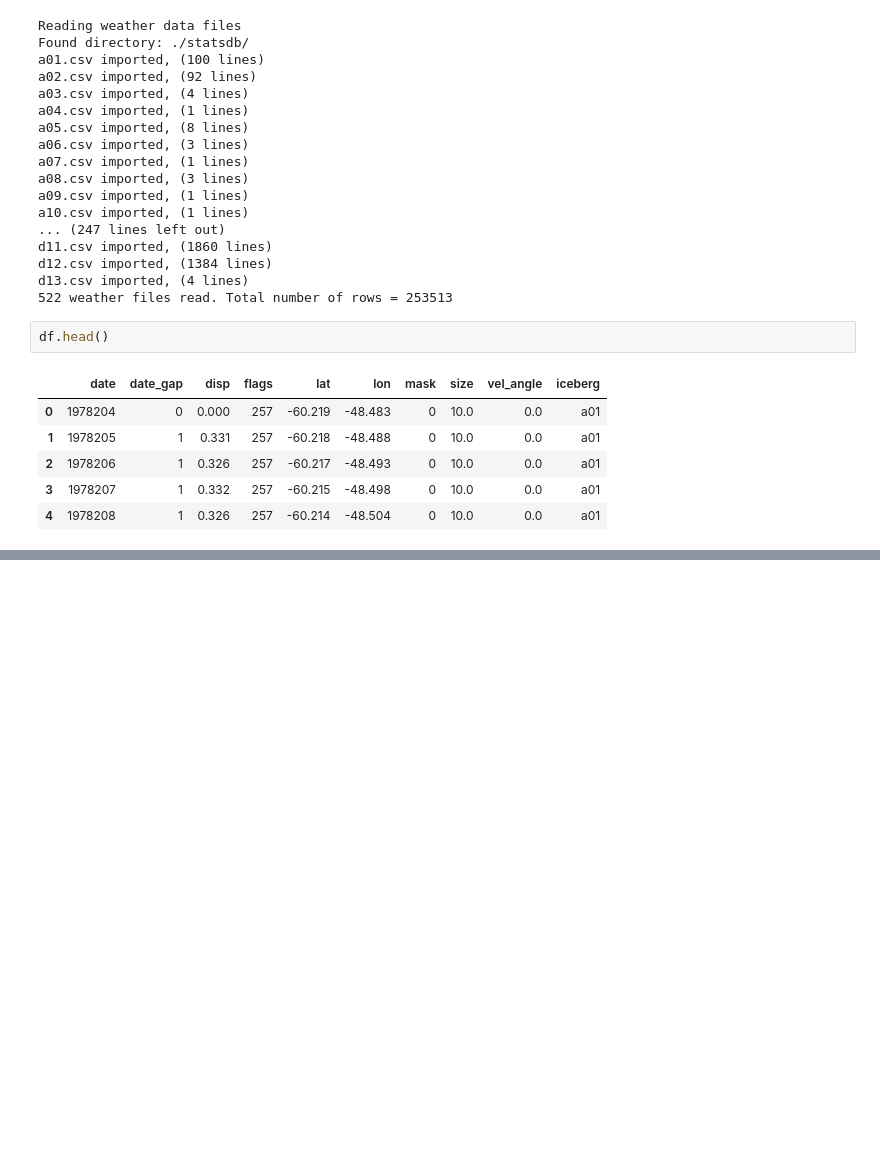
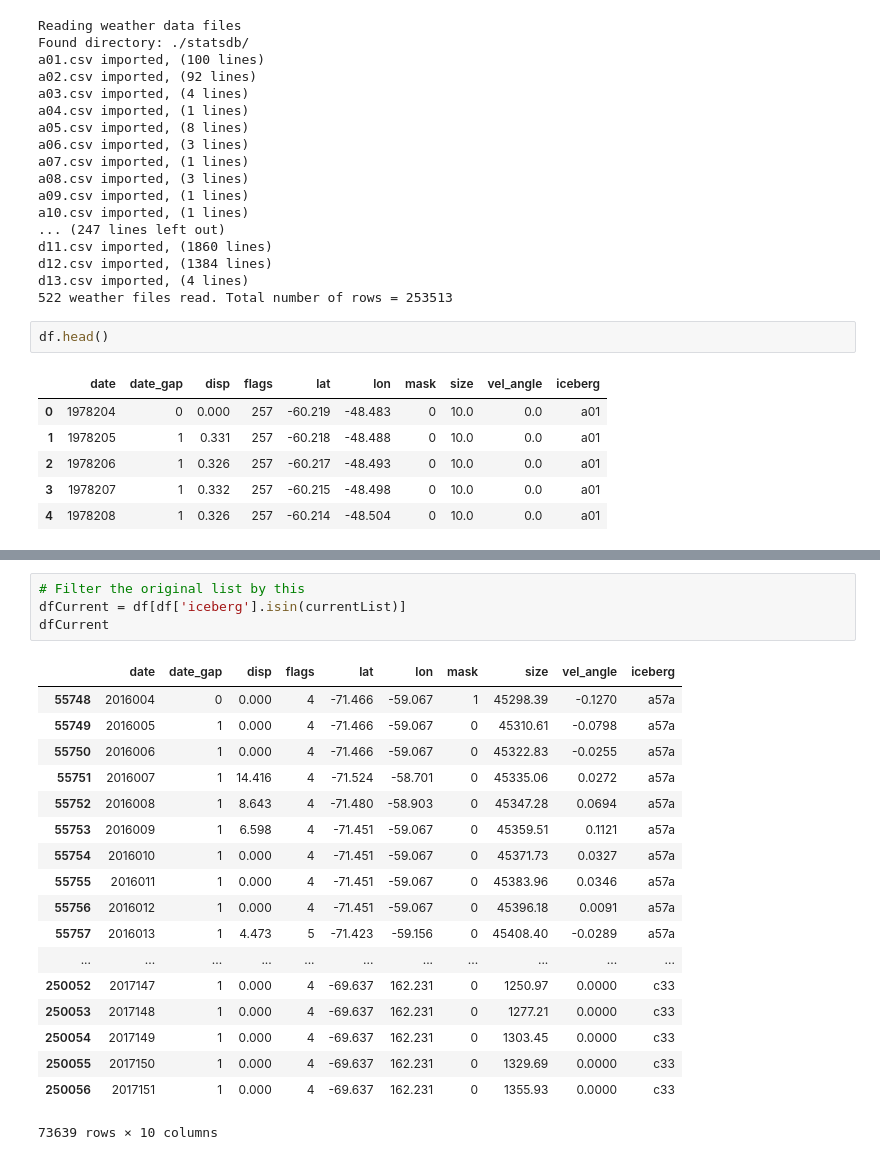
Before and after one commit to codeybear/Icebergs, a Jupyter notebook: Iceberg Tracks.ipynb, the cells around one changed output, grey strips where cells are left out. Saved outputs shown, nothing was run; the diff lists cells and outputs as text; blank space fills up the shorter version.

```diff
--- a/Iceberg Tracks.ipynb
+++ b/Iceberg Tracks.ipynb
@@ -80,0 +93,23 @@ Clipping input data to the valid range for imshow with RGB data ([0..1] for floa
+# %%
+# Filter the original list by this
+dfCurrent = df[df['iceberg'].isin(currentList)]
+dfCurrent
+# %% [output]
+|  | date | date_gap | disp | flags | lat | lon | mask | size | vel_angle | iceberg |
+| 55748 | 2016004 | 0 | 0.000 | 4 | -71.466 | -59.067 | 1 | 45298.39 | -0.1270 | a57a |
+| 55749 | 2016005 | 1 | 0.000 | 4 | -71.466 | -59.067 | 0 | 45310.61 | -0.0798 | a57a |
+| 55750 | 2016006 | 1 | 0.000 | 4 | -71.466 | -59.067 | 0 | 45322.83 | -0.0255 | a57a |
+| 55751 | 2016007 | 1 | 14.416 | 4 | -71.524 | -58.701 | 0 | 45335.06 | 0.0272 | a57a |
+| 55752 | 2016008 | 1 | 8.643 | 4 | -71.480 | -58.903 | 0 | 45347.28 | 0.0694 | a57a |
+| 55753 | 2016009 | 1 | 6.598 | 4 | -71.451 | -59.067 | 0 | 45359.51 | 0.1121 | a57a |
+| 55754 | 2016010 | 1 | 0.000 | 4 | -71.451 | -59.067 | 0 | 45371.73 | 0.0327 | a57a |
+| 55755 | 2016011 | 1 | 0.000 | 4 | -71.451 | -59.067 | 0 | 45383.96 | 0.0346 | a57a |
+| 55756 | 2016012 | 1 | 0.000 | 4 | -71.451 | -59.067 | 0 | 45396.18 | 0.0091 | a57a |
+| 55757 | 2016013 | 1 | 4.473 | 5 | -71.423 | -59.156 | 0 | 45408.40 | -0.0289 | a57a |
+| ... | ... | ... | ... | ... | ... | ... | ... | ... | ... | ... |
+| 250052 | 2017147 | 1 | 0.000 | 4 | -69.637 | 162.231 | 0 | 1250.97 | 0.0000 | c33 |
+| 250053 | 2017148 | 1 | 0.000 | 4 | -69.637 | 162.231 | 0 | 1277.21 | 0.0000 | c33 |
+| 250054 | 2017149 | 1 | 0.000 | 4 | -69.637 | 162.231 | 0 | 1303.45 | 0.0000 | c33 |
+| 250055 | 2017150 | 1 | 0.000 | 4 | -69.637 | 162.231 | 0 | 1329.69 | 0.0000 | c33 |
+| 250056 | 2017151 | 1 | 0.000 | 4 | -69.637 | 162.231 | 0 | 1355.93 | 0.0000 | c33 |
+73639 rows × 10 columns
```
Also changed, not shown: parts of 7 cells of this notebook, 3 other files.
